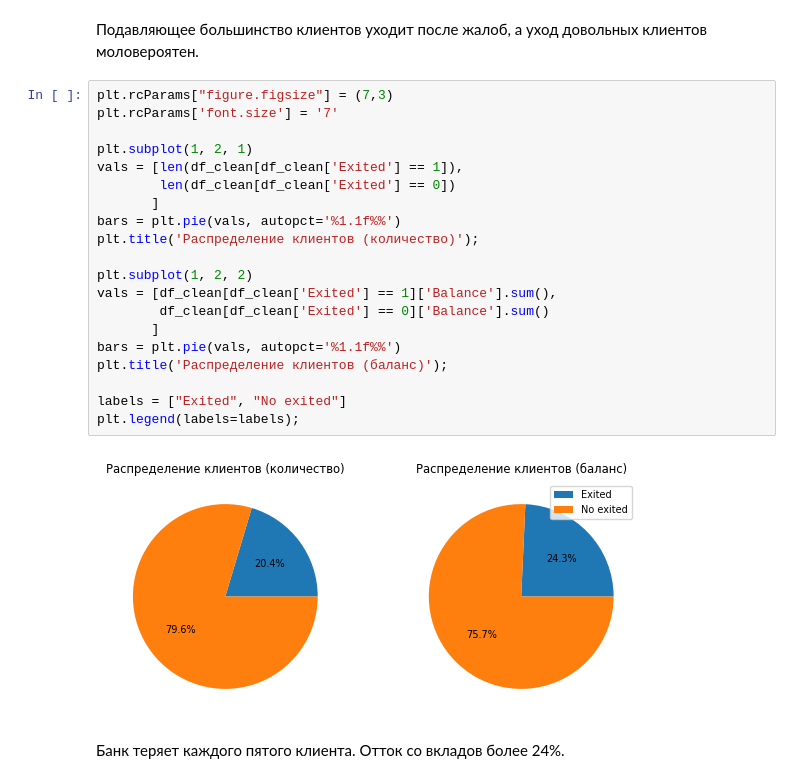
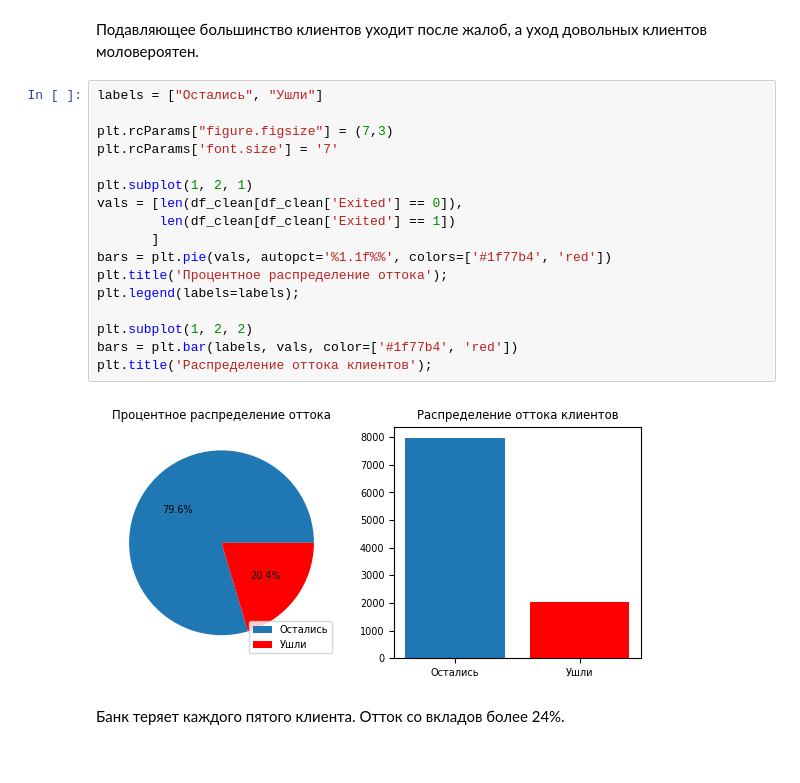
Before and after one commit to polevov/DS, a Jupyter notebook: Final/DS_final.ipynb, the cells around one changed output. Saved outputs shown, nothing was run; the diff lists cells and outputs as text.

```diff
--- a/Final/DS_final.ipynb
+++ b/Final/DS_final.ipynb
@@ -176,26 +168,23 @@ plt.title('Распределение проблемных клиентов');
 # %% [markdown]
 Подавляющее большинство клиентов уходит после жалоб, а уход довольных клиентов моловероятен.
 # %%
+labels = ["Остались", "Ушли"]
+
 plt.rcParams["figure.figsize"] = (7,3)
 plt.rcParams['font.size'] = '7'
 
 plt.subplot(1, 2, 1)
-vals = [len(df_clean[df_clean['Exited'] == 1]),
-        len(df_clean[df_clean['Exited'] == 0])
+vals = [len(df_clean[df_clean['Exited'] == 0]),
+        len(df_clean[df_clean['Exited'] == 1])
        ]
-bars = plt.pie(vals, autopct='%1.1f%%')
-plt.title('Распределение клиентов (количество)');
+bars = plt.pie(vals, autopct='%1.1f%%', colors=['#1f77b4', 'red'])
+plt.title('Процентное распределение оттока');
+plt.legend(labels=labels);
 
 plt.subplot(1, 2, 2)
-vals = [df_clean[df_clean['Exited'] == 1]['Balance'].sum(),
-        df_clean[df_clean['Exited'] == 0]['Balance'].sum()
-       ]
-bars = plt.pie(vals, autopct='%1.1f%%')
-plt.title('Распределение клиентов (баланс)');
-
-labels = ["Exited", "No exited"]
-plt.legend(labels=labels);
+bars = plt.bar(labels, vals, color=['#1f77b4', 'red'])
+plt.title('Распределение оттока клиентов');
 # %% [output]
-[figure, old version]
+[figure, new version]
 # %% [markdown]
 Банк теряет каждого пятого клиента. Отток со вкладов более 24%.
```
Also changed, not shown: parts of 20 cells of this notebook.
